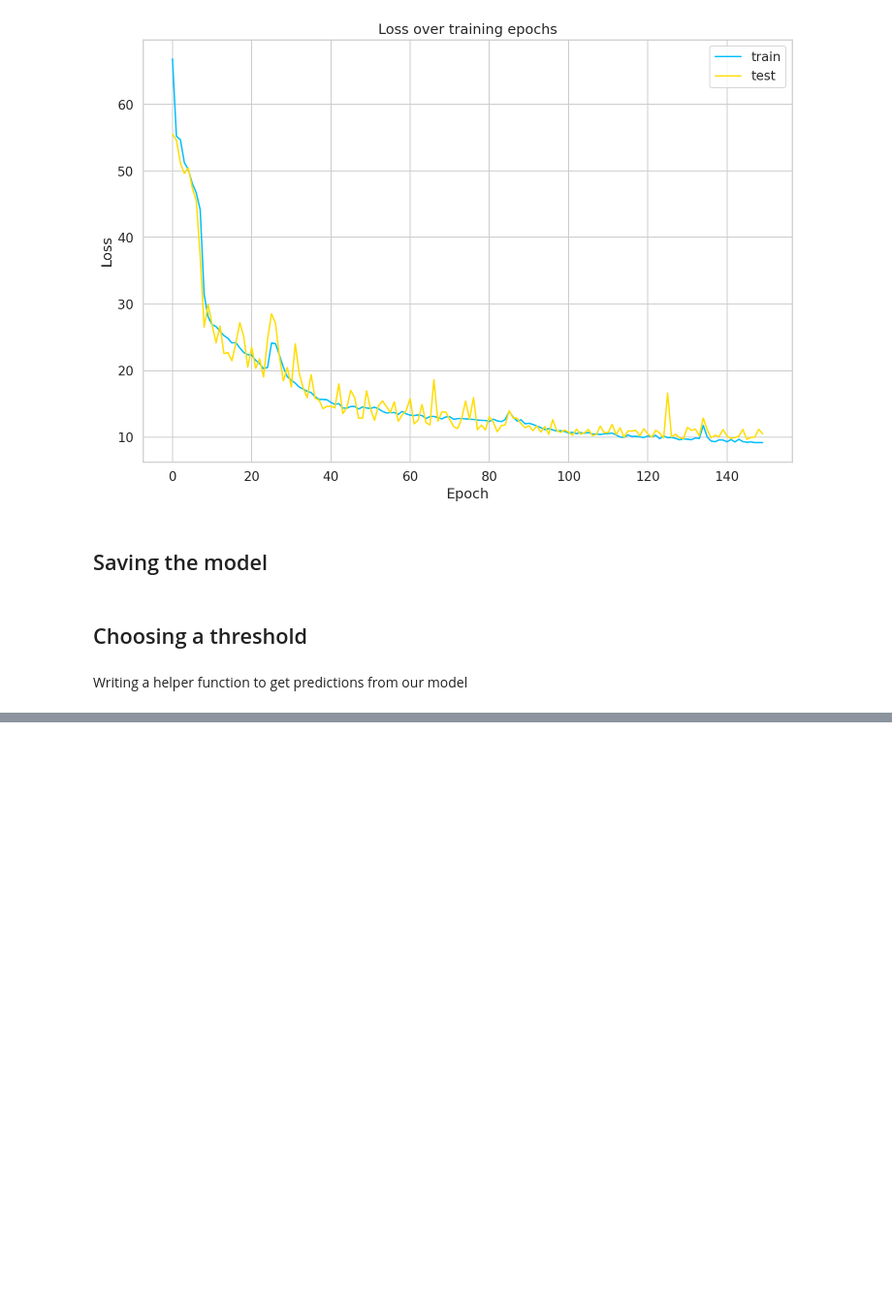
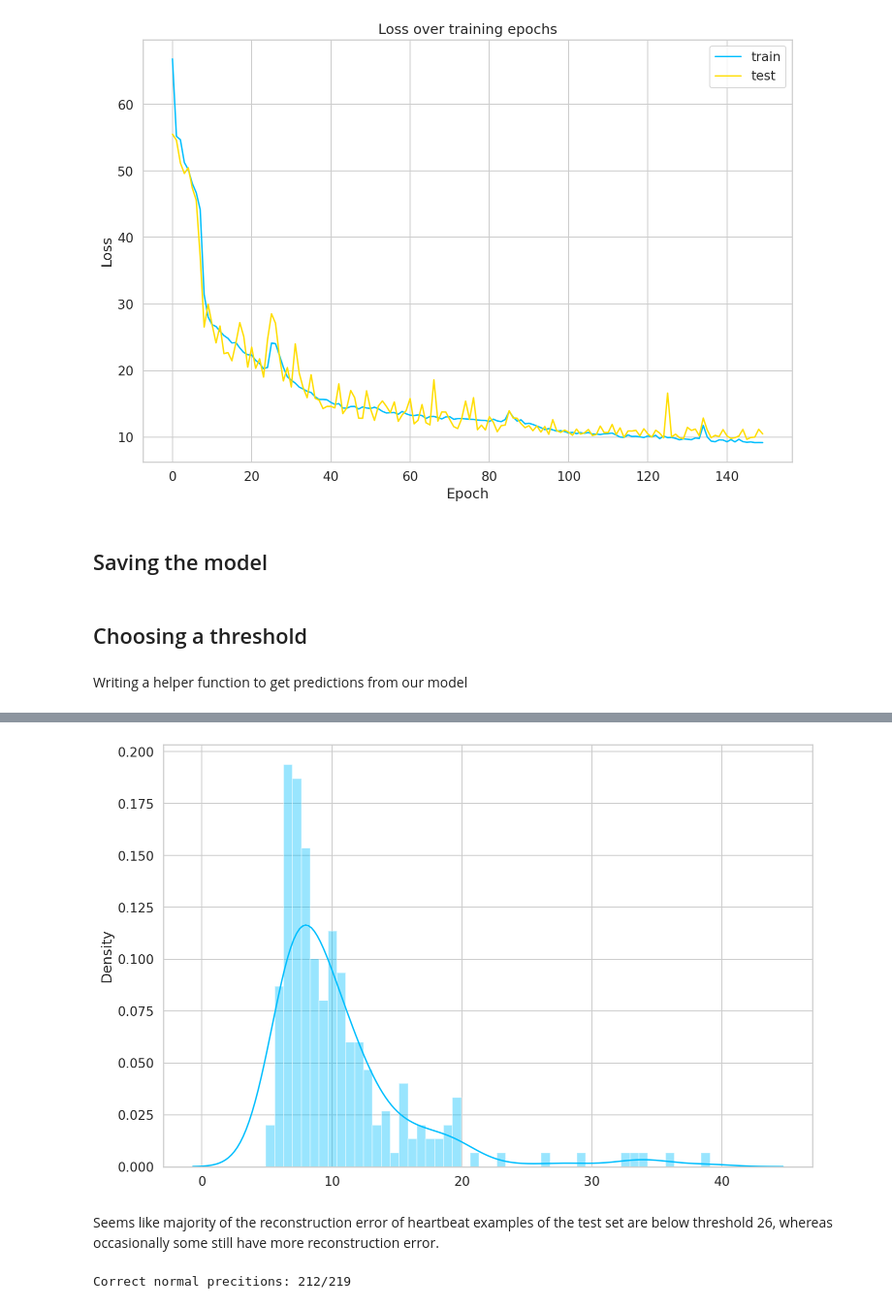
Before and after one commit to mtamjidhossain/Time-Series-Anomaly-Detection-in-ECG-data-using-LSTM-Autoencoder, a Jupyter notebook: time-series-anomaly-detection-with-pytorch.ipynb, the cells around one changed output, grey strips where cells are left out. Shown: that part at 97% size. Drawn from its saved outputs; the diff is of its cells as text; code cells hidden in the pictures; blank space fills up the shorter version.

```diff
--- a/time-series-anomaly-detection-with-pytorch.ipynb
+++ b/time-series-anomaly-detection-with-pytorch.ipynb
@@ -317,6 +317,8 @@ val_dataset, seq_len, n_features = create_dataset(val_sequences)
 test_dataset, seq_len, n_features = create_dataset(test_sequences)
 
 test_anomaly_dataset, seq_len, n_features = create_dataset(anomaly_sequences)
+# %%
+test_normal_dataset, seq_len, n_features = create_dataset(test_sequences)
 # %% [markdown]
 ## Building an LSTM Autoencoder
 ![autoencoder-architecture.png](embedded-picture-1)
@@ -546,0 +573,13 @@ sns.distplot(losses, bins= 50, kde= True)
+# %%
+predictions, pred_losses = predict(model, test_normal_dataset)
+
+sns.distplot(pred_losses, bins= 50, kde= True);
+# %% [output]
+[figure, added]
+# %% [markdown]
+Seems like majority of the reconstruction error of heartbeat examples of the test set are below threshold 26, whereas occasionally some still have more reconstruction error.
+# %%
+correct = sum(l <= THRESHOLD for l in pred_losses)
+print(f'Correct normal precitions: {correct}/{len(test_normal_dataset)}')
+# %% [output]
+Correct normal precitions: 212/219
```
Also changed, not shown: parts of 16 cells of this notebook.
